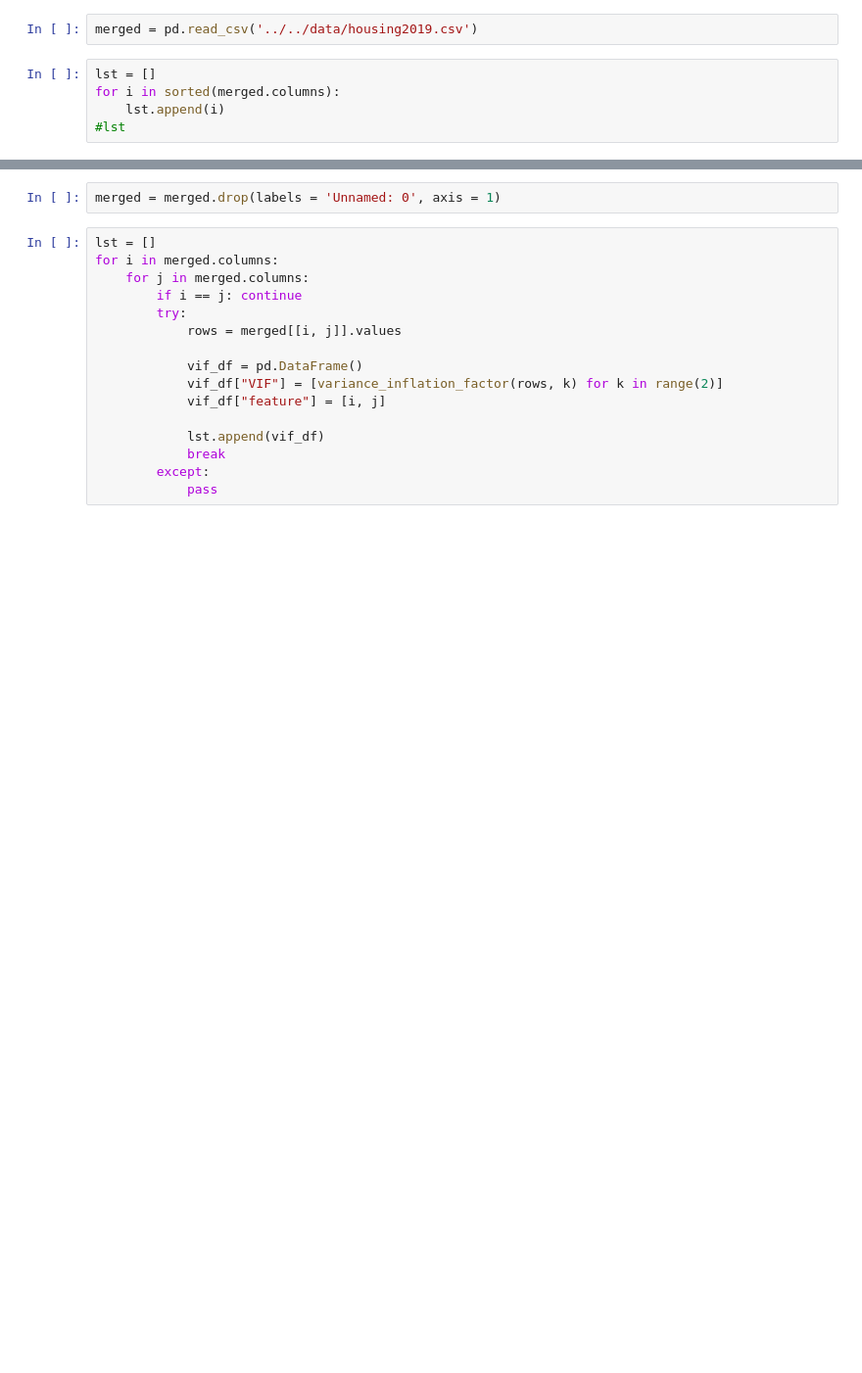
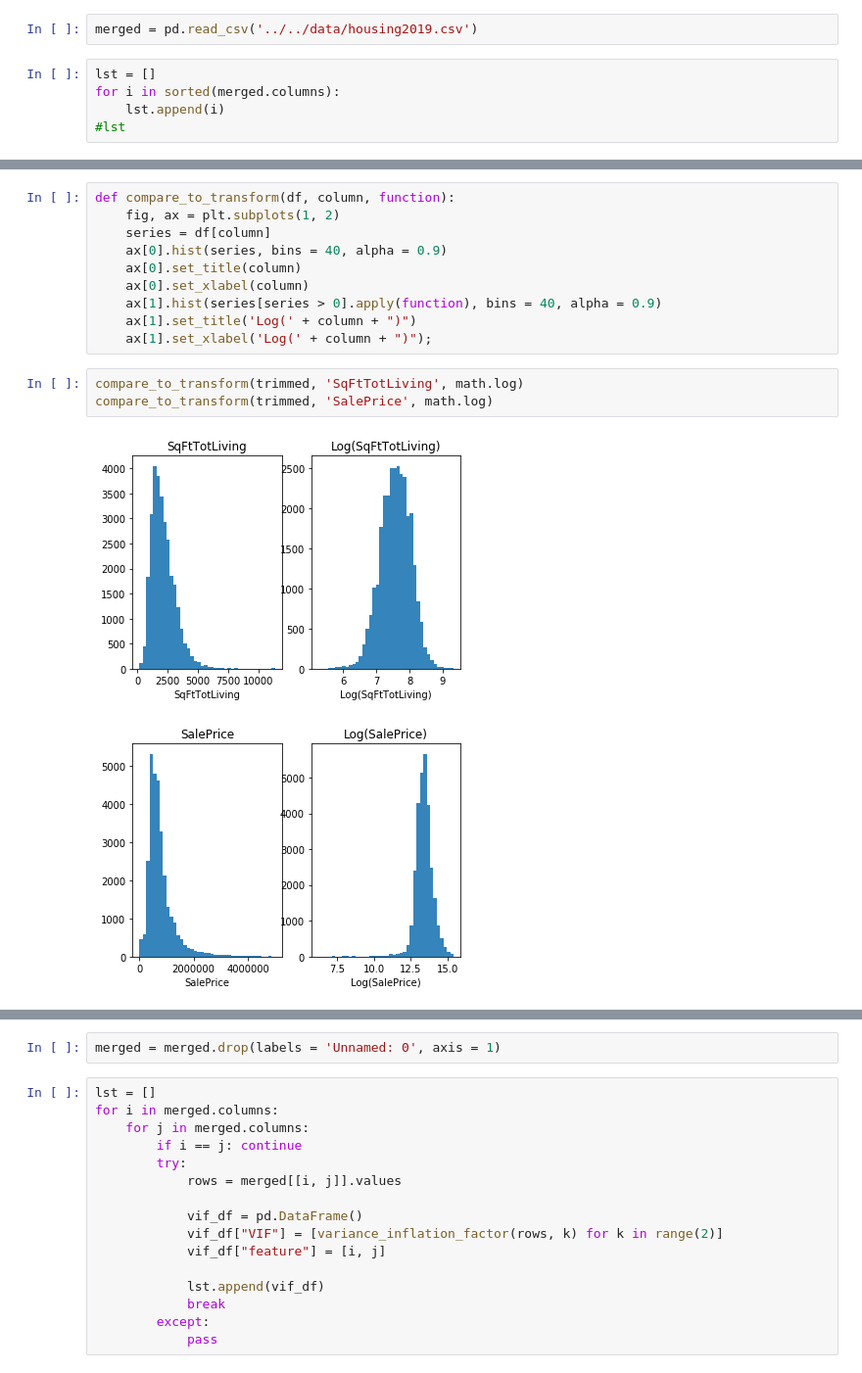
Before and after one commit to sam-thurman/king_county_housing, a Jupyter notebook: notebooks/exploratory/jarod_exploratory.ipynb, the cells around one changed output, grey strips where cells are left out. Shown: that part at 98% size. Saved outputs shown, nothing was run; the diff lists cells and outputs as text; blank space fills up the shorter version.

```diff
--- a/notebooks/exploratory/jarod_exploratory.ipynb
+++ b/notebooks/exploratory/jarod_exploratory.ipynb
@@ -79,0 +69,16 @@ Rainbow p-value: 0.4694881500948912
+# %%
+def compare_to_transform(df, column, function):
+    fig, ax = plt.subplots(1, 2)
+    series = df[column]
+    ax[0].hist(series, bins = 40, alpha = 0.9)
+    ax[0].set_title(column)
+    ax[0].set_xlabel(column)
+    ax[1].hist(series[series > 0].apply(function), bins = 40, alpha = 0.9)
+    ax[1].set_title('Log(' + column + ")")
+    ax[1].set_xlabel('Log(' + column + ")");
+# %%
+compare_to_transform(trimmed, 'SqFtTotLiving', math.log)
+compare_to_transform(trimmed, 'SalePrice', math.log)
+# %% [output]
+[figure, added]
+[figure, added]
```
Also changed, not shown: parts of 20 cells of this notebook, 4 other files.
